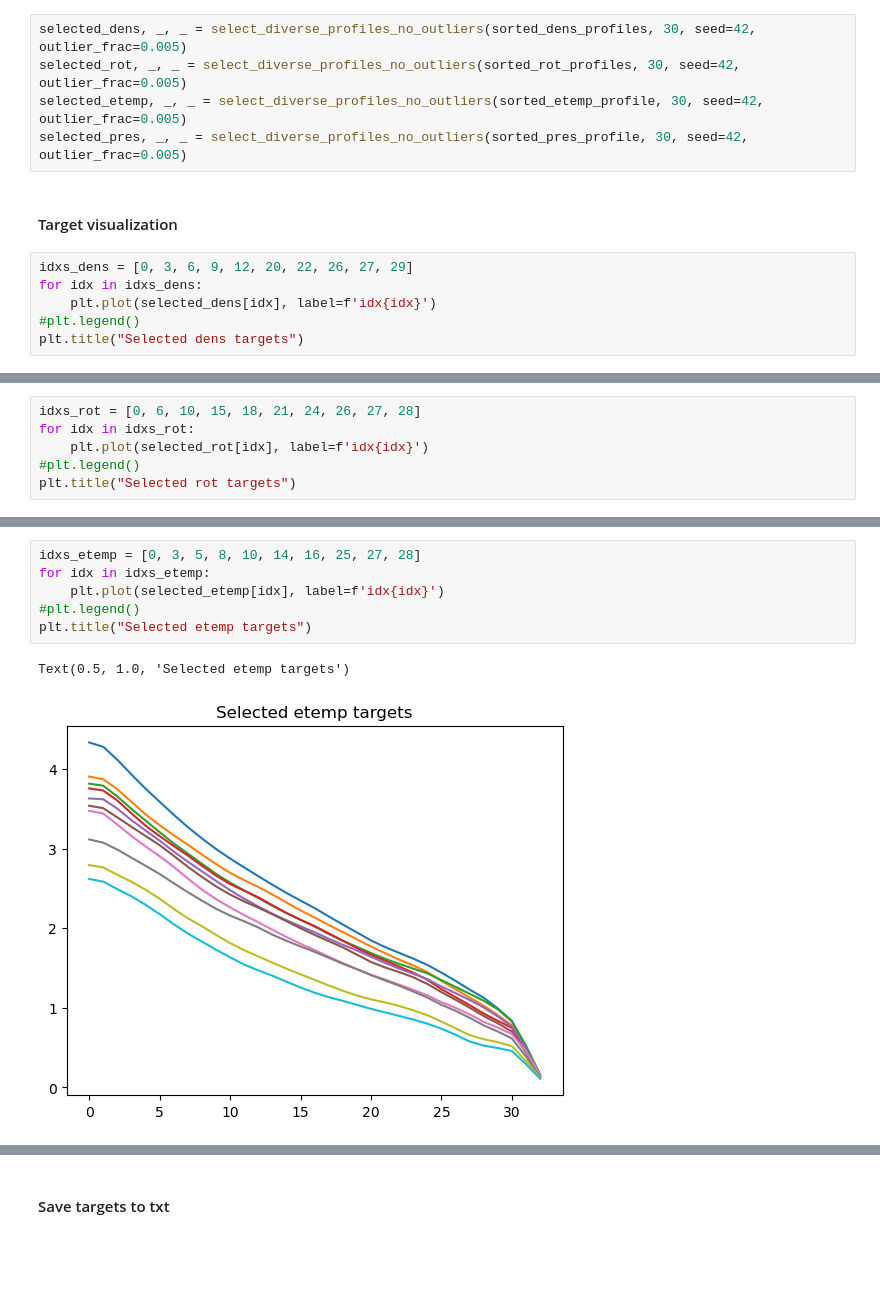
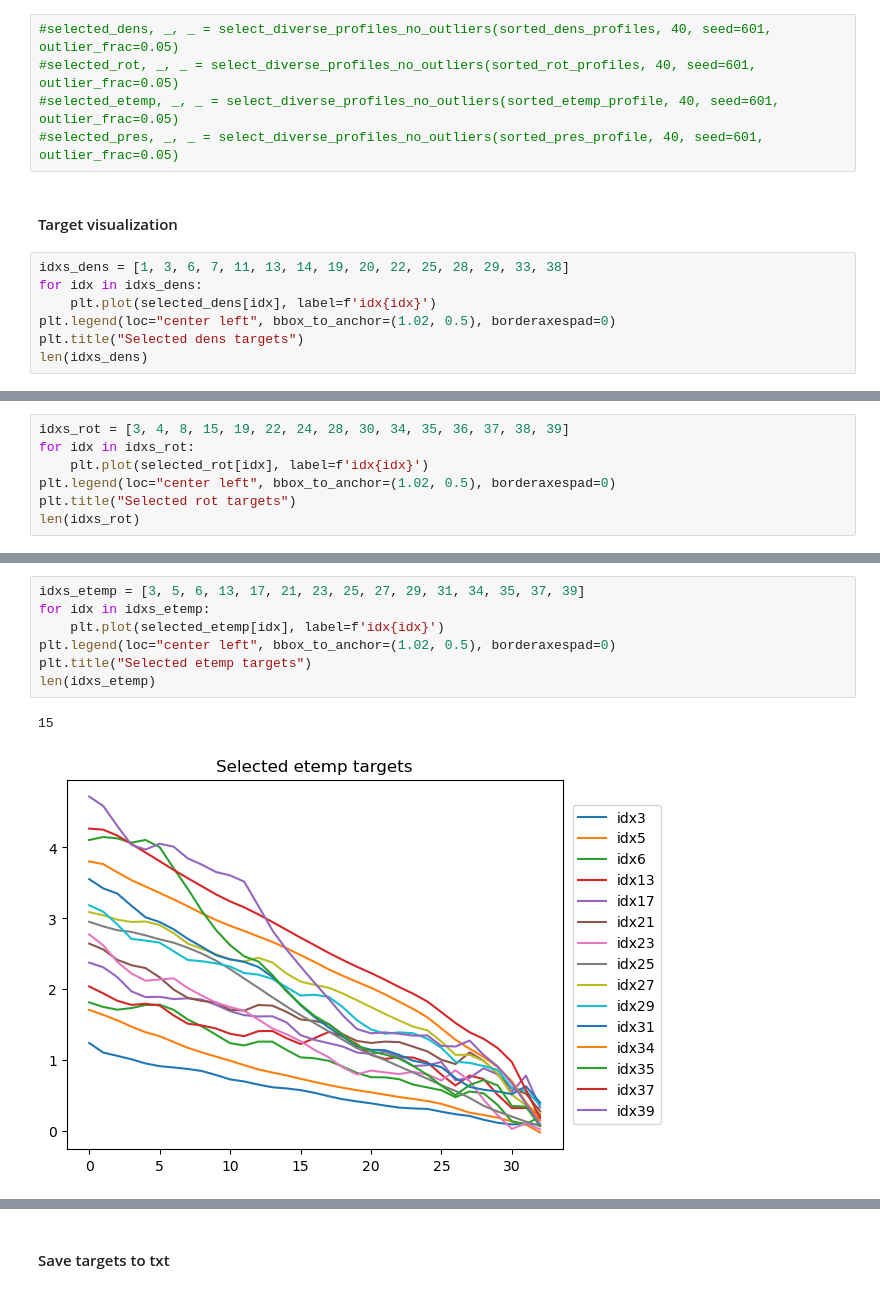
Before and after one commit to rohit-sonker/rl_prof_control_exp, a Jupyter notebook: jan_26_exp/target_selection_hux.ipynb, the cells around one changed output, grey strips where cells are left out. Saved outputs shown, nothing was run; the diff lists cells and outputs as text; blank space fills up the shorter version.

```diff
--- a/jan_26_exp/target_selection_hux.ipynb
+++ b/jan_26_exp/target_selection_hux.ipynb
@@ -353,16 +357,17 @@ def select_diverse_profiles_no_outliers(
 
     return selected_X, selected_idx, keep_mask
 # %%
-selected_dens, _, _ = select_diverse_profiles_no_outliers(sorted_dens_profiles, 30, seed=42, outlier_frac=0.005)
-selected_rot, _, _ = select_diverse_profiles_no_outliers(sorted_rot_profiles, 30, seed=42, outlier_frac=0.005)
-selected_etemp, _, _ = select_diverse_profiles_no_outliers(sorted_etemp_profile, 30, seed=42, outlier_frac=0.005)
-selected_pres, _, _ = select_diverse_profiles_no_outliers(sorted_pres_profile, 30, seed=42, outlier_frac=0.005)
+#selected_dens, _, _ = select_diverse_profiles_no_outliers(sorted_dens_profiles, 40, seed=601, outlier_frac=0.05)
+#selected_rot, _, _ = select_diverse_profiles_no_outliers(sorted_rot_profiles, 40, seed=601, outlier_frac=0.05)
+#selected_etemp, _, _ = select_diverse_profiles_no_outliers(sorted_etemp_profile, 40, seed=601, outlier_frac=0.05)
+#selected_pres, _, _ = select_diverse_profiles_no_outliers(sorted_pres_profile, 40, seed=601, outlier_frac=0.05)
 # %% [markdown]
 #### Target visualization
 # %%
-idxs_dens = [0, 3, 6, 9, 12, 20, 22, 26, 27, 29]
+idxs_dens = [1, 3, 6, 7, 11, 13, 14, 19, 20, 22, 25, 28, 29, 33, 38]
 for idx in idxs_dens:
     plt.plot(selected_dens[idx], label=f'idx{idx}')
-#plt.legend()
+plt.legend(loc="center left", bbox_to_anchor=(1.02, 0.5), borderaxespad=0)
 plt.title("Selected dens targets")
+len(idxs_dens)
 # %% [output]
@@ -371,7 +376,8 @@ Text(0.5, 1.0, 'Selected dens targets')
 # %%
-idxs_rot = [0, 6, 10, 15, 18, 21, 24, 26, 27, 28]
+idxs_rot = [3, 4, 8, 15, 19, 22, 24, 28, 30, 34, 35, 36, 37, 38, 39]
 for idx in idxs_rot:
     plt.plot(selected_rot[idx], label=f'idx{idx}')
-#plt.legend()
+plt.legend(loc="center left", bbox_to_anchor=(1.02, 0.5), borderaxespad=0)
 plt.title("Selected rot targets")
+len(idxs_rot)
 # %% [output]
@@ -380,10 +386,11 @@ Text(0.5, 1.0, 'Selected rot targets')
 # %%
-idxs_etemp = [0, 3, 5, 8, 10, 14, 16, 25, 27, 28]
+idxs_etemp = [3, 5, 6, 13, 17, 21, 23, 25, 27, 29, 31, 34, 35, 37, 39]
 for idx in idxs_etemp:
     plt.plot(selected_etemp[idx], label=f'idx{idx}')
-#plt.legend()
+plt.legend(loc="center left", bbox_to_anchor=(1.02, 0.5), borderaxespad=0)
 plt.title("Selected etemp targets")
+len(idxs_etemp)
 # %% [output]
-Text(0.5, 1.0, 'Selected etemp targets')
+15
-[figure, old version]
+[figure, new version]
 # %%
```
Also changed, not shown: parts of 7 cells of this notebook.
